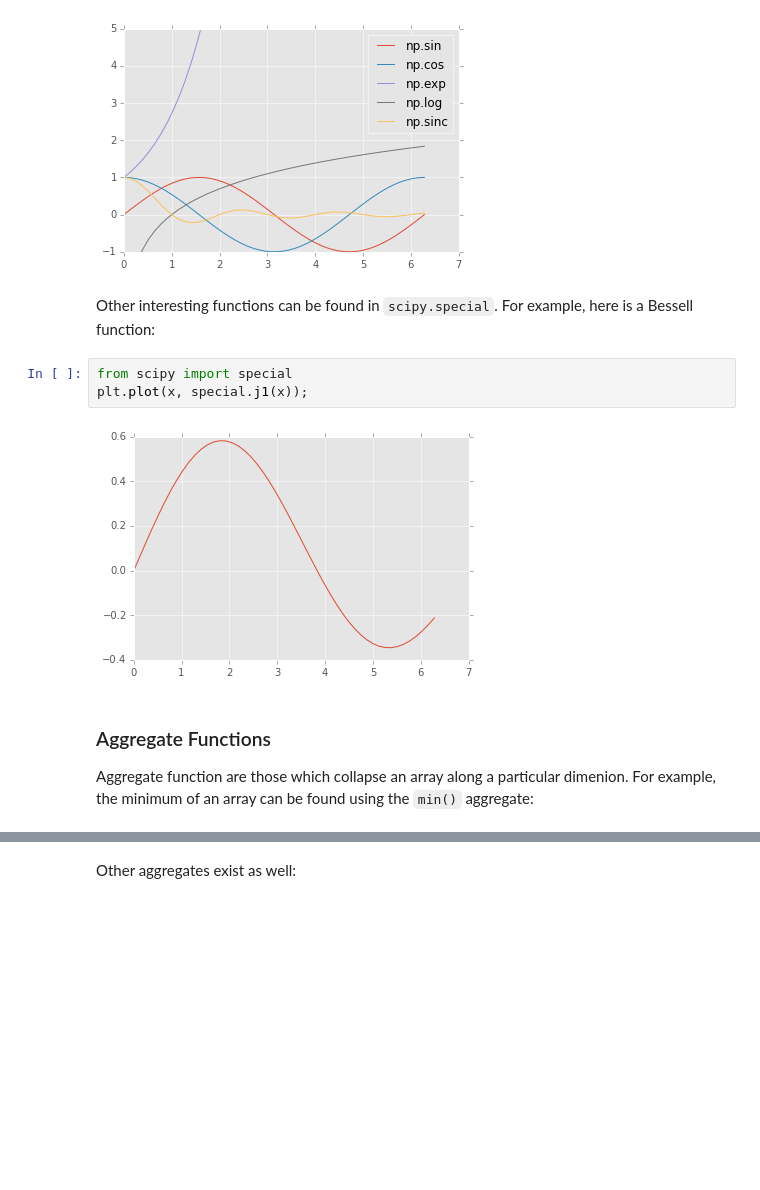
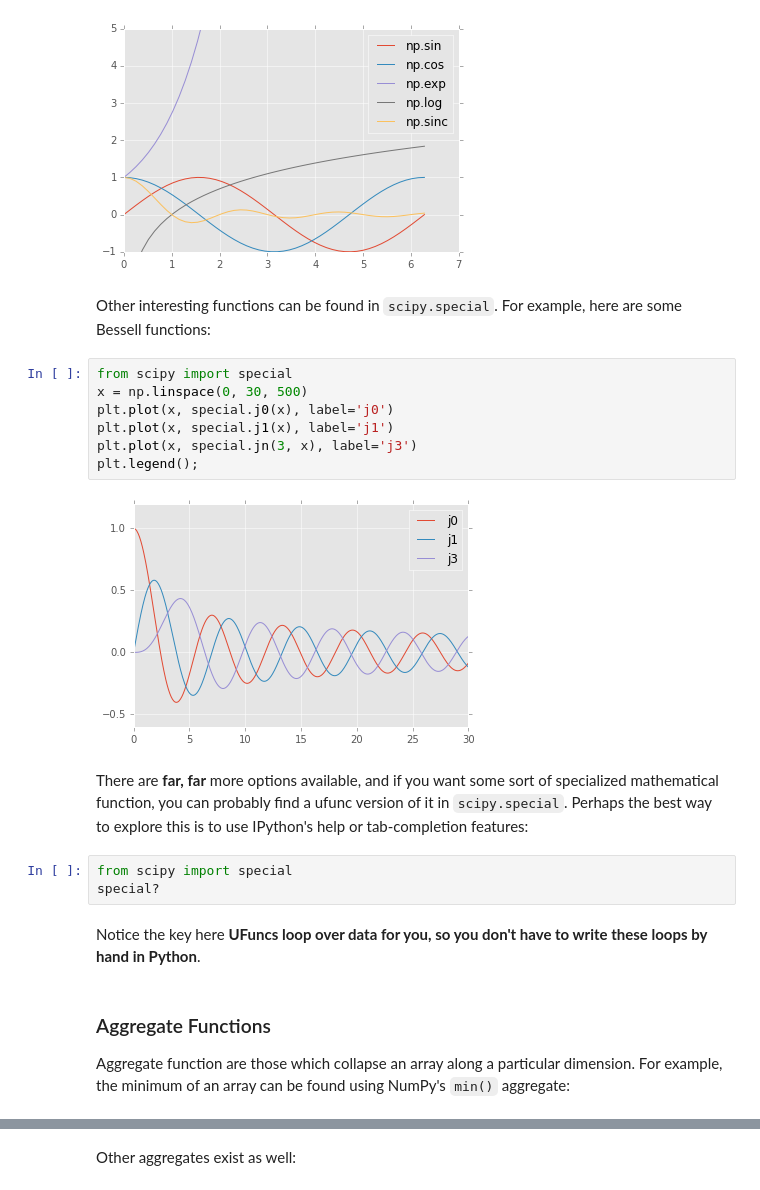
Before and after one commit to jakevdp/PyData2014, a Jupyter notebook: notebooks/00_NumPy_Intro.ipynb, the cells around one changed output, grey strips where cells are left out. Saved outputs shown, nothing was run; the diff lists cells and outputs as text; blank space fills up the shorter version.

```diff
--- a/notebooks/00_NumPy_Intro.ipynb
+++ b/notebooks/00_NumPy_Intro.ipynb
@@ -431,17 +461,29 @@ plt.ylim(-1, 5)
 (-1, 5)
 [figure]
 # %% [markdown]
-Other interesting functions can be found in ``scipy.special``. For example, here is a Bessell function:
+Other interesting functions can be found in ``scipy.special``. For example, here are some Bessell functions:
+# %%
+from scipy import special
+x = np.linspace(0, 30, 500)
+plt.plot(x, special.j0(x), label='j0')
+plt.plot(x, special.j1(x), label='j1')
+plt.plot(x, special.jn(3, x), label='j3')
+plt.legend();
+# %% [output]
+[figure, added]
+# %% [markdown]
+There are **far, far** more options available, and if you want some sort of specialized mathematical function, you can probably find a ufunc version of it in ``scipy.special``.
+Perhaps the best way to explore this is to use IPython's help or tab-completion features:
 # %%
 from scipy import special
-plt.plot(x, special.j1(x));
+special?
-# %% [output]
-[figure, removed]
+# %% [markdown]
+Notice the key here **UFuncs loop over data for you, so you don't have to write these loops by hand in Python**.
 # %% [markdown]
 ### Aggregate Functions
 
-Aggregate function are those which collapse an array along a particular dimenion.
-For example, the minimum of an array can be found using the ``min()`` aggregate:
+Aggregate function are those which collapse an array along a particular dimension.
+For example, the minimum of an array can be found using NumPy's ``min()`` aggregate:
 # %%
 x = np.random.random(100)
 x.min()
```
Also changed, not shown: parts of 31 cells of this notebook, 2 other files.
